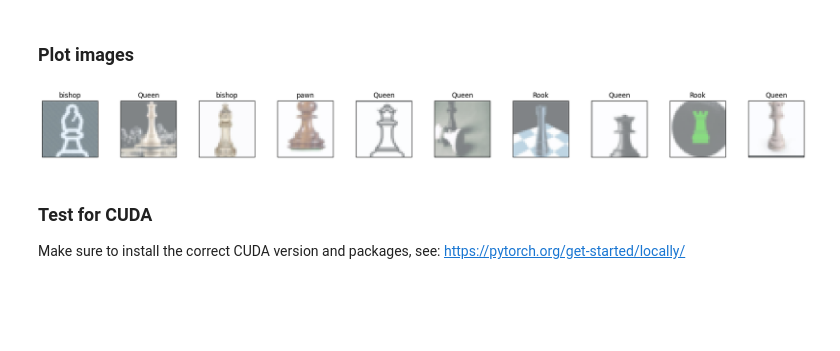
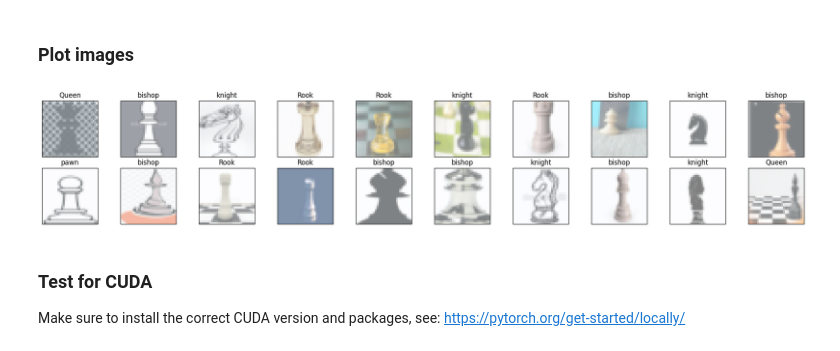
Before and after one commit to mr-perseus/classify-chess-pieces, a Jupyter notebook: classify_chess_pieces_google_net_lower_lr.ipynb, the cells around one changed output. Drawn from its saved outputs; the diff is of its cells as text; code cells hidden in the pictures; blank space fills up the shorter version.

```diff
--- a/classify_chess_pieces_google_net_lower_lr.ipynb
+++ b/classify_chess_pieces_google_net_lower_lr.ipynb
@@ -170,7 +167,8 @@ Untransformed images, mean is tensor([0.6534, 0.6408, 0.6276]), std is tensor([0
 #### Load dataset normalized with mean / std from above
 # %%
 enhanced_transforms = transforms.Compose([
-    transforms.RandomCrop(192, padding=4),
+    # transforms.RandomRotation(10),
+    transforms.RandomCrop(192),
     transforms.Resize((32, 32)), # Transform so they go into the ResNet NN
     transforms.RandomHorizontalFlip(),
     transforms.ToTensor(),
@@ -233,21 +231,21 @@ def imshow(img):
 # %%
 # obtain one batch of training images
 dataiter = iter(train_loader)
 images, labels = next(dataiter)
 images = images.numpy() # convert images to numpy for display
 
 # plot the images in the batch, along with the corresponding labels
 fig = plt.figure(figsize=(25, 4))
 # display 20 images
-for idx in np.arange(10):
+for idx in np.arange(20):
     ax = fig.add_subplot(2, int(20/2), idx+1, xticks=[], yticks=[])
     image = images[idx]
     image = image - np.amin(image)
     image = image / np.amax(image)
     imshow(image)
     ax.set_title(classes[labels[idx]])
 # %% [output]
-[figure, old version]
+[figure, new version]
 # %% [markdown]
 ### Test for CUDA
 
```
Also changed, not shown: parts of 6 cells of this notebook, 1 other file.
